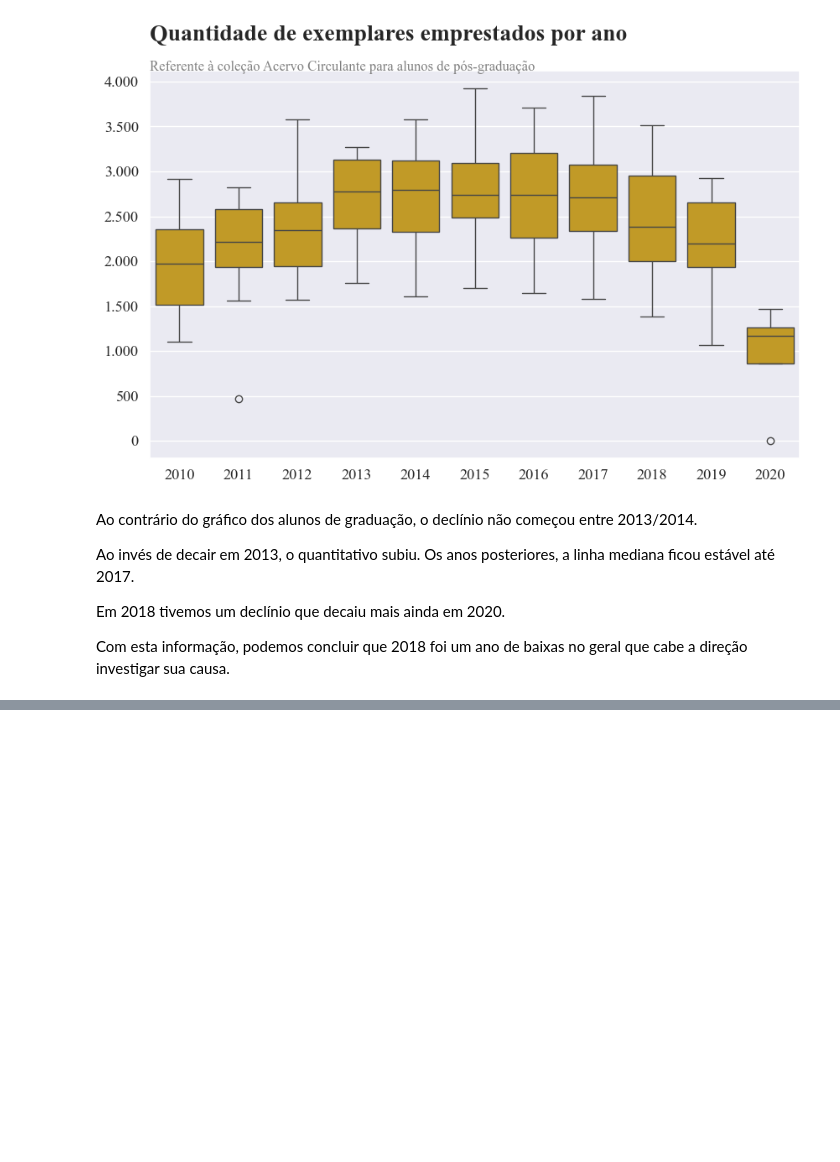
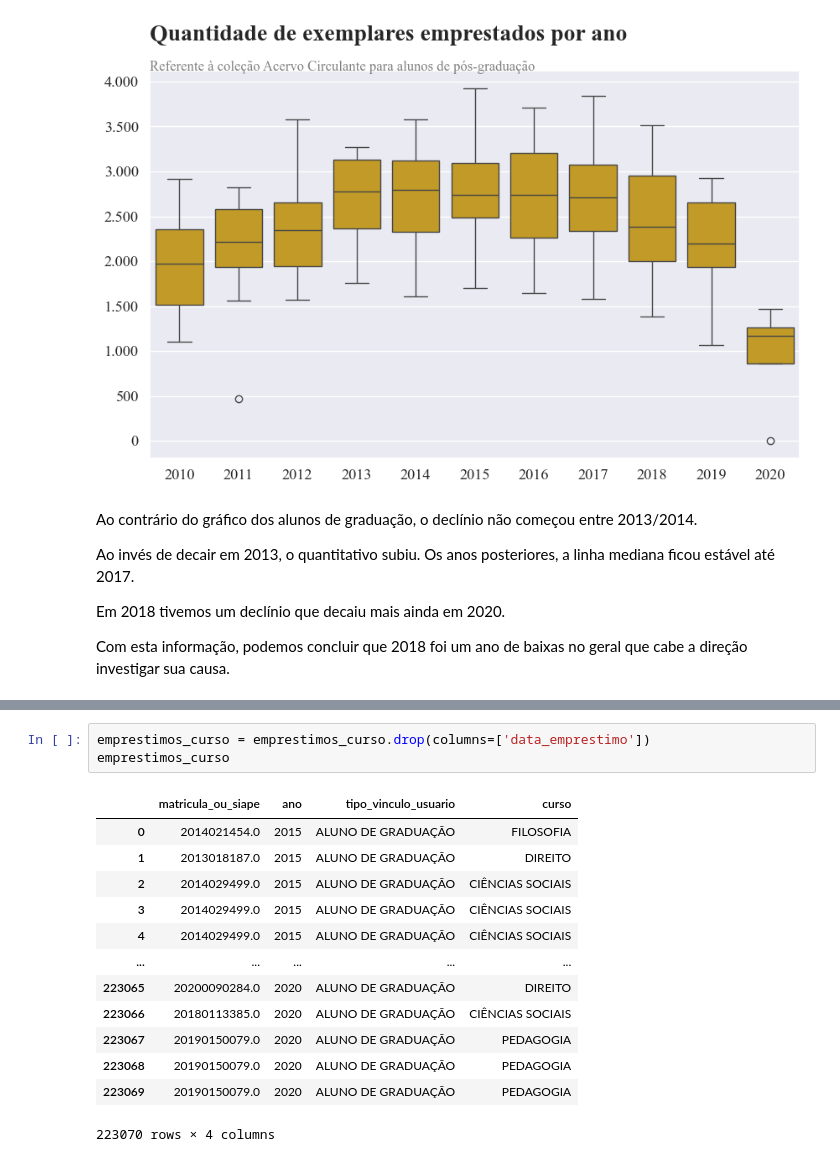
Before and after one commit to giuliacaxi/7DaysOfCode---Python-Pandas, a Jupyter notebook: Analise/data.ipynb, the cells around one changed output, grey strips where cells are left out. Cells and saved outputs as stored; diff of their text form; blank space fills up the shorter version.

```diff
--- a/Analise/data.ipynb
+++ b/Analise/data.ipynb
@@ -877,0 +1096,17 @@ Com esta informação, podemos concluir que 2018 foi um ano de baixas no geral q
+# %%
+emprestimos_curso = emprestimos_curso.drop(columns=['data_emprestimo'])
+emprestimos_curso
+# %% [output]
+|  | matricula_ou_siape | ano | tipo_vinculo_usuario | curso |
+| 0 | 2014021454.0 | 2015 | ALUNO DE GRADUAÇÃO | FILOSOFIA |
+| 1 | 2013018187.0 | 2015 | ALUNO DE GRADUAÇÃO | DIREITO |
+| 2 | 2014029499.0 | 2015 | ALUNO DE GRADUAÇÃO | CIÊNCIAS SOCIAIS |
+| 3 | 2014029499.0 | 2015 | ALUNO DE GRADUAÇÃO | CIÊNCIAS SOCIAIS |
+| 4 | 2014029499.0 | 2015 | ALUNO DE GRADUAÇÃO | CIÊNCIAS SOCIAIS |
+| ... | ... | ... | ... | ... |
+| 223065 | 20200090284.0 | 2020 | ALUNO DE GRADUAÇÃO | DIREITO |
+| 223066 | 20180113385.0 | 2020 | ALUNO DE GRADUAÇÃO | CIÊNCIAS SOCIAIS |
+| 223067 | 20190150079.0 | 2020 | ALUNO DE GRADUAÇÃO | PEDAGOGIA |
+| 223068 | 20190150079.0 | 2020 | ALUNO DE GRADUAÇÃO | PEDAGOGIA |
+| 223069 | 20190150079.0 | 2020 | ALUNO DE GRADUAÇÃO | PEDAGOGIA |
+223070 rows × 4 columns
```
Also changed, not shown: parts of 34 cells of this notebook.
